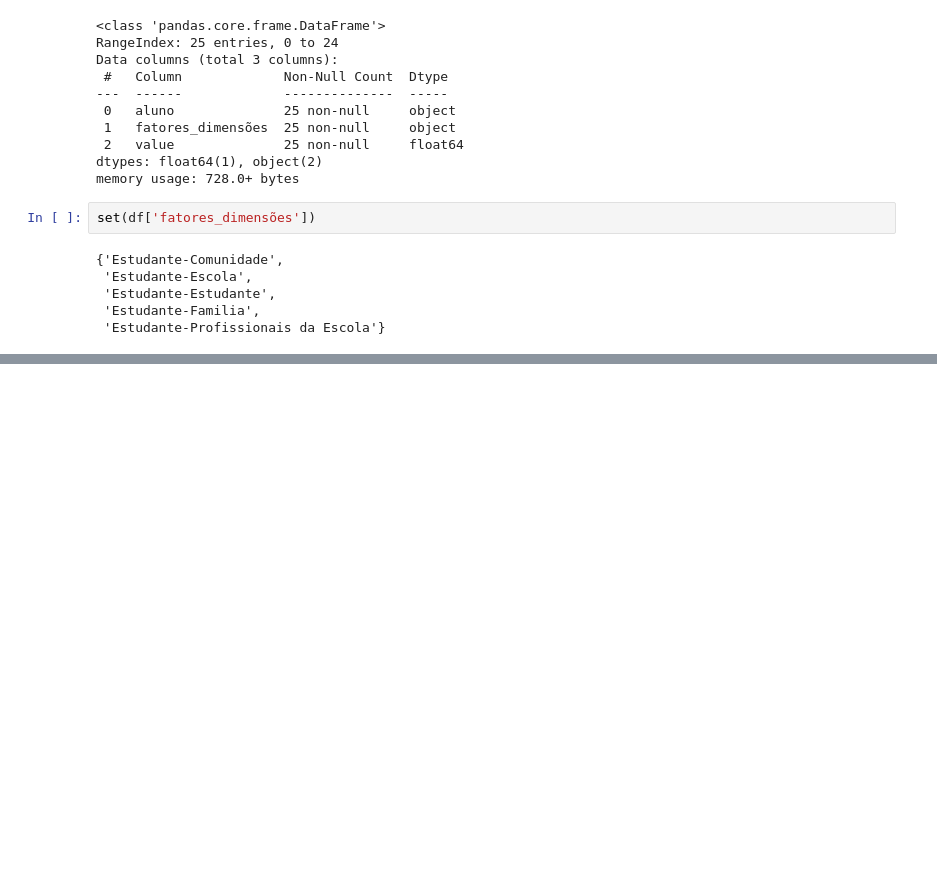
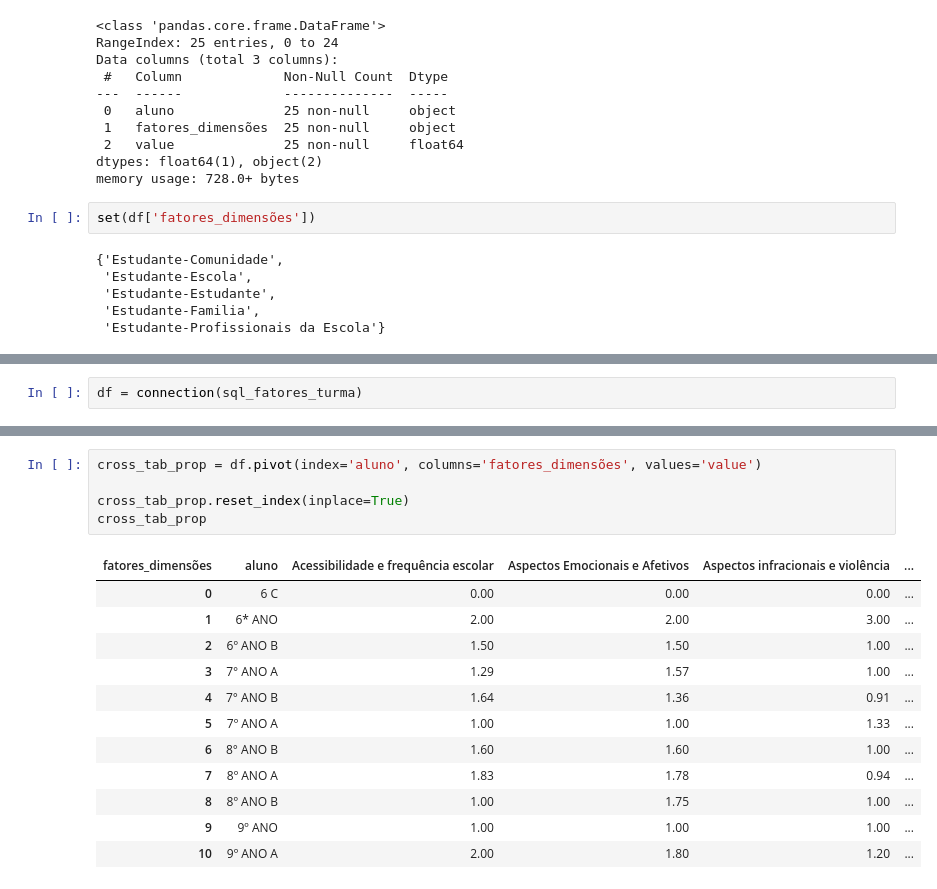
Before and after one commit to eltonsarmanho/AnaliseExploratoriaSAP, a Jupyter notebook: AnaliseExploratoriaSAP.ipynb, the cells around one changed output, grey strips where cells are left out. Saved outputs shown, nothing was run; the diff lists cells and outputs as text; blank space fills up the shorter version.

```diff
--- a/AnaliseExploratoriaSAP.ipynb
+++ b/AnaliseExploratoriaSAP.ipynb
@@ -50,0 +101,2 @@ set(df['fatores_dimensões'])
+# %%
+df = connection(sql_fatores_turma)
@@ -50,0 +145,18 @@ set(df['fatores_dimensões'])
+# %%
+cross_tab_prop = df.pivot(index='aluno', columns='fatores_dimensões', values='value')
+
+cross_tab_prop.reset_index(inplace=True)
+cross_tab_prop
+# %% [output]
+| fatores_dimensões | aluno | Acessibilidade e frequência escolar | Aspectos Emocionais e Afetivos | Aspectos infracionais e violência | ... |
+| 0 | 6 C | 0.00 | 0.00 | 0.00 | ... |
+| 1 | 6* ANO | 2.00 | 2.00 | 3.00 | ... |
+| 2 | 6º ANO B | 1.50 | 1.50 | 1.00 | ... |
+| 3 | 7° ANO A | 1.29 | 1.57 | 1.00 | ... |
+| 4 | 7° ANO B | 1.64 | 1.36 | 0.91 | ... |
+| 5 | 7º ANO A | 1.00 | 1.00 | 1.33 | ... |
+| 6 | 8° ANO B | 1.60 | 1.60 | 1.00 | ... |
+| 7 | 8º ANO A | 1.83 | 1.78 | 0.94 | ... |
+| 8 | 8º ANO B | 1.00 | 1.75 | 1.00 | ... |
+| 9 | 9º ANO | 1.00 | 1.00 | 1.00 | ... |
+| 10 | 9º ANO A | 2.00 | 1.80 | 1.20 | ... |
```
Also changed, not shown: parts of 12 cells of this notebook.
